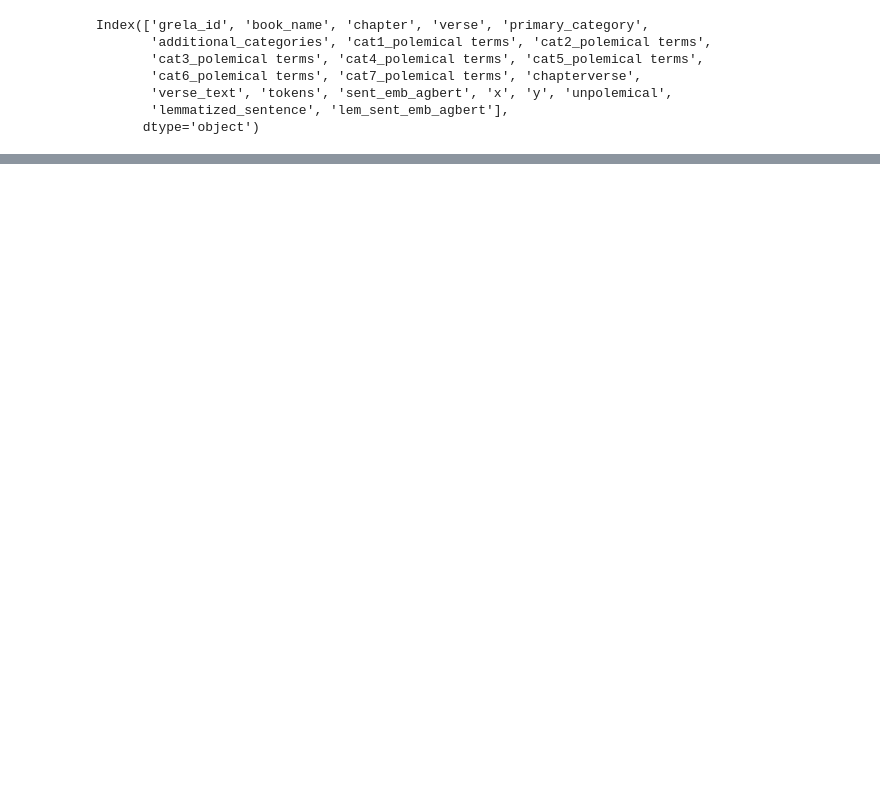
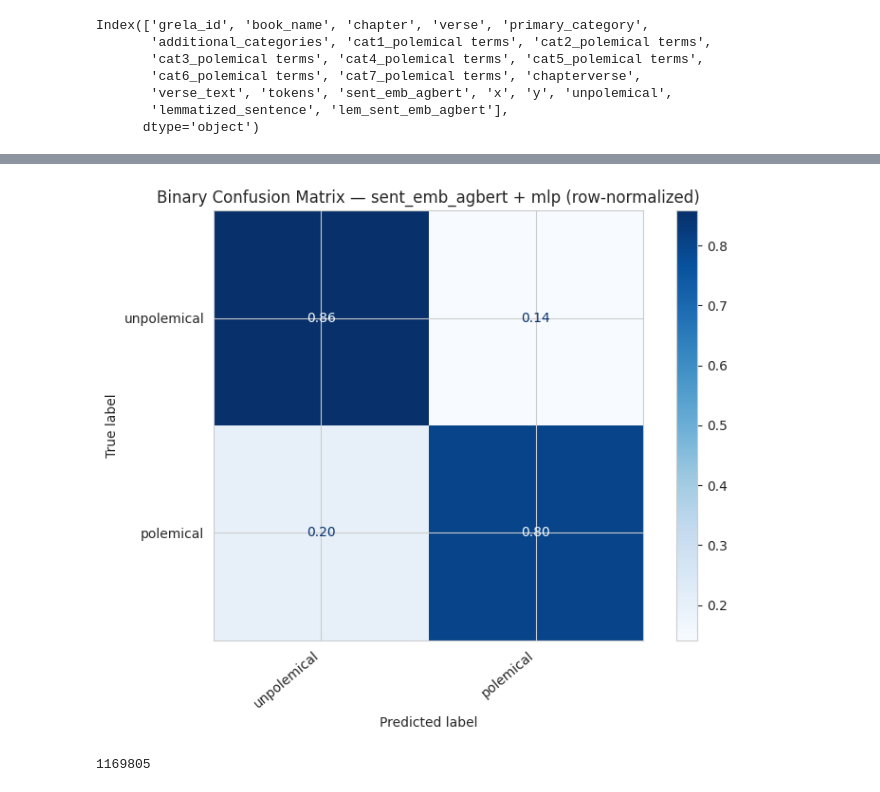
Before and after one commit to CCS-ZCU/enemy-christianity, a Jupyter notebook: scripts/biblical-class.ipynb, the cells around one changed output, grey strips where cells are left out. Saved outputs shown, nothing was run; the diff lists cells and outputs as text; code cells hidden in the pictures; blank space fills up the shorter version.

```diff
--- a/scripts/biblical-class.ipynb
+++ b/scripts/biblical-class.ipynb
@@ -62,0 +324,60 @@ Index(['grela_id', 'book_name', 'chapter', 'verse', 'primary_category',
+# %%
+
+def pretty_confmat_from_matrix(
+    cm,
+    labels,
+    *,
+    class_name_map=None,
+    title="Confusion Matrix",
+    normalize=False,
+    savepath=None,
+    cmap="Blues",
+):
+    """
+    Plot a confusion matrix you already computed.
+
+    Args:
+        cm (np.ndarray): confusion matrix (shape [n_classes, n_classes])
+        labels (list/array): class ids in the same order as rows/cols of cm
+        class_name_map (dict): optional {id: pretty_name}
+        normalize (bool): row-normalize (percentages) if True
+        savepath (str|None): if set, saves the figure
+        cmap (str): matplotlib colormap
+    """
+    cm = np.asarray(cm, dtype=float)
+    if normalize:
+        row_sums = cm.sum(axis=1, keepdims=True)
+        row_sums[row_sums == 0] = 1.0
+        cm = cm / row_sums
+
+    display_labels = [class_name_map.get(int(c), str(c)) if class_name_map else str(c)
+                      for c in labels]
+
+    fig, ax = plt.subplots(figsize=(8, 6))
+    disp = ConfusionMatrixDisplay(confusion_matrix=cm, display_labels=display_labels)
+    disp.plot(ax=ax, cmap=cmap, colorbar=True,
+              values_format=".2f" if normalize else "d")
+
+    ax.set_title(title)
+    plt.xticks(rotation=40, ha="right")
+    plt.tight_layout()
+    if savepath:
+        plt.savefig(savepath, dpi=200)
+    plt.show()
+
+# choose the binary run you stored, e.g. ('sent_emb_agbert', 'mlp')
+key = ("sent_emb_agbert", "mlp")
+cm = conf_mats[key]                 # shape (2, 2)
+
+labels = [-1, 1]                    # row/col order of cm
+name_map = {-1: "unpolemical", 1: "polemical"}
+
+pretty_confmat_from_matrix(
+    cm, labels,
+    class_name_map=name_map,
+    title="Binary Confusion Matrix — sent_emb_agbert + mlp (row-normalized)",
+    normalize=True,   # set False for counts
+    cmap="Blues"
+)
+# %% [output]
+[figure, added]
@@ -62,0 +387,4 @@ Index(['grela_id', 'book_name', 'chapter', 'verse', 'primary_category',
+# %%
+len(grouped)
+# %% [output]
+1169805
```
Also changed, not shown: parts of 15 cells of this notebook.
